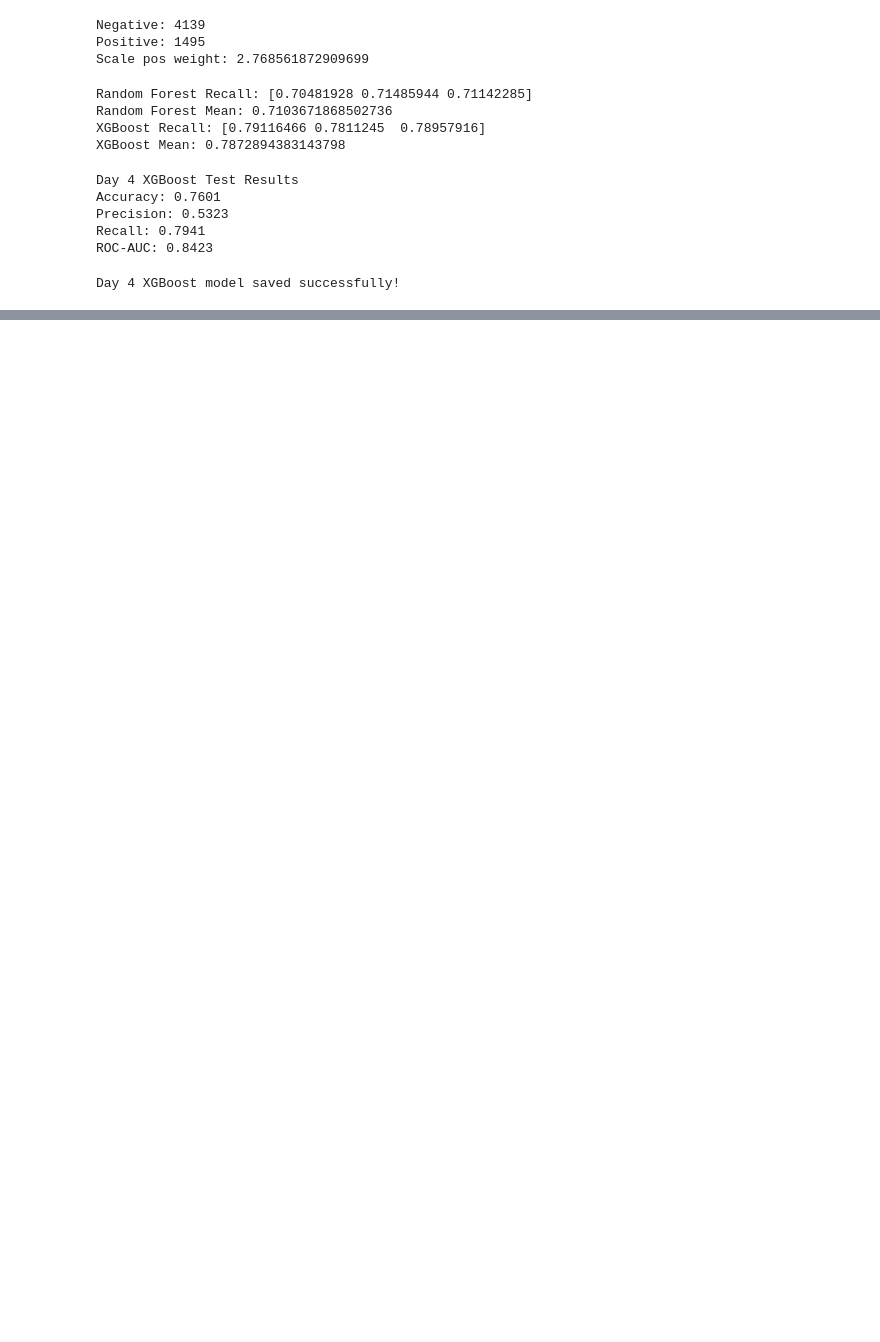
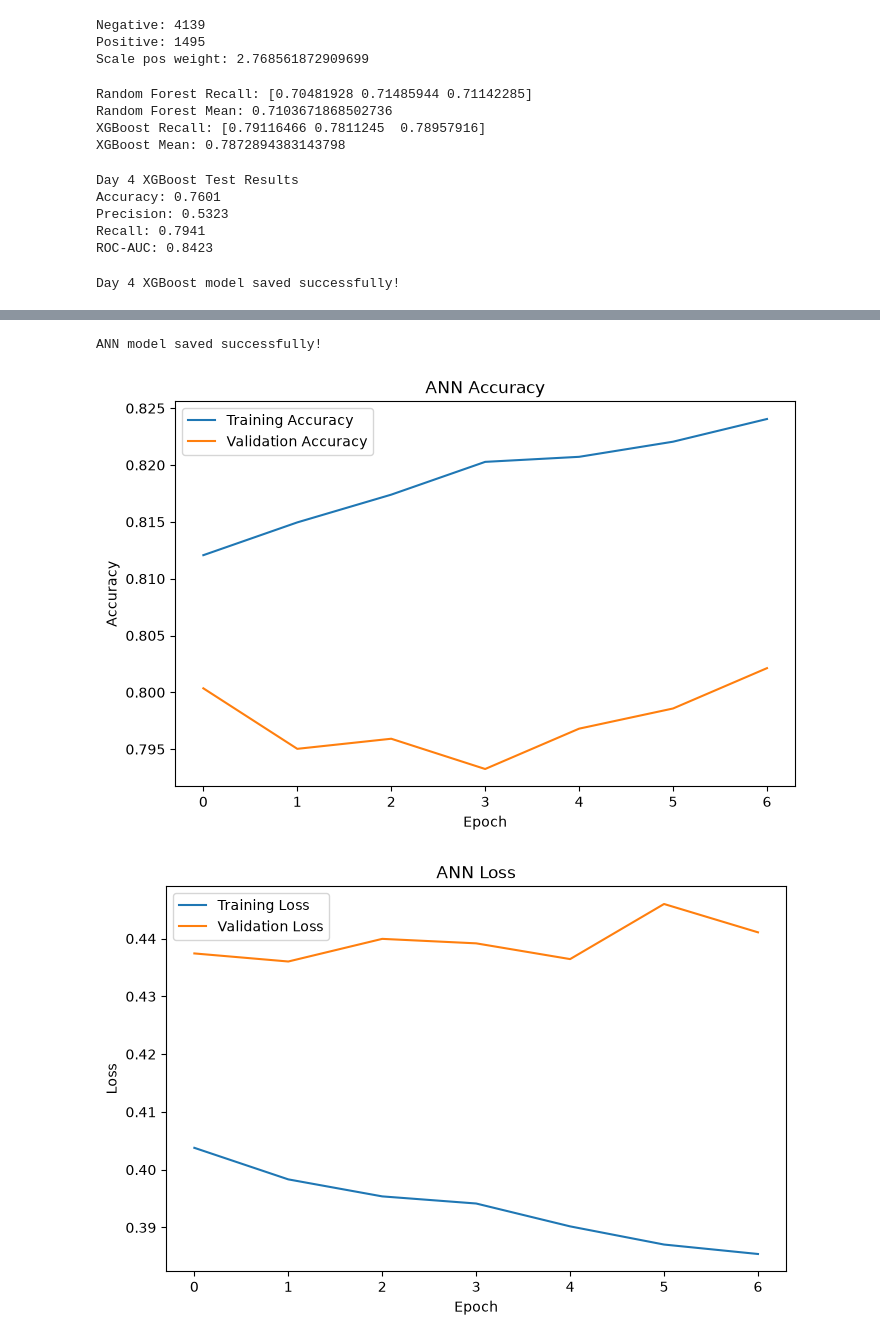
Before and after one commit to PriT21/RetailMind-AI, a Jupyter notebook: notebooks/train.ipynb, the cells around one changed output, grey strips where cells are left out. Drawn from its saved outputs; the diff is of its cells as text; code cells hidden in the pictures; blank space fills up the shorter version.

```diff
--- a/notebooks/train.ipynb
+++ b/notebooks/train.ipynb
@@ -996,0 +1178,23 @@ Day 4 XGBoost model saved successfully!
+# %%
+churn_model.compile(
+    optimizer="adam",
+    loss="binary_crossentropy",
+    metrics=["accuracy"]
+)
+# %%
+from tensorflow.keras.callbacks import EarlyStopping
+
+early_stop = EarlyStopping(
+    monitor="val_loss",
+    patience=5,
+    restore_best_weights=True
+)
+
+history_churn = churn_model.fit(
+    X_train_nn,
+    y_churn_train,
+    epochs=50,
+    batch_size=32,
+    validation_split=0.2,
+    callbacks=[early_stop]
+)
@@ -996,0 +1278,36 @@ Day 4 XGBoost model saved successfully!
+# %%
+from pathlib import Path
+
+model_path = Path("../models/churn_ann_day5.keras")
+model_path.parent.mkdir(parents=True, exist_ok=True)
+
+churn_model.save(model_path)
+
+print("ANN model saved successfully!")
+# %% [output]
+ANN model saved successfully!
+# %%
+import matplotlib.pyplot as plt
+
+# Accuracy graph
+plt.figure(figsize=(8, 5))
+plt.plot(history_churn.history["accuracy"], label="Training Accuracy")
+plt.plot(history_churn.history["val_accuracy"], label="Validation Accuracy")
+plt.title("ANN Accuracy")
+plt.xlabel("Epoch")
+plt.ylabel("Accuracy")
+plt.legend()
+plt.show()
+
+# Loss graph
+plt.figure(figsize=(8, 5))
+plt.plot(history_churn.history["loss"], label="Training Loss")
+plt.plot(history_churn.history["val_loss"], label="Validation Loss")
+plt.title("ANN Loss")
+plt.xlabel("Epoch")
+plt.ylabel("Loss")
+plt.legend()
+plt.show()
+# %% [output]
+[figure, added]
+[figure, added]
```
Also changed, not shown: parts of 18 cells of this notebook, 2 other files.
